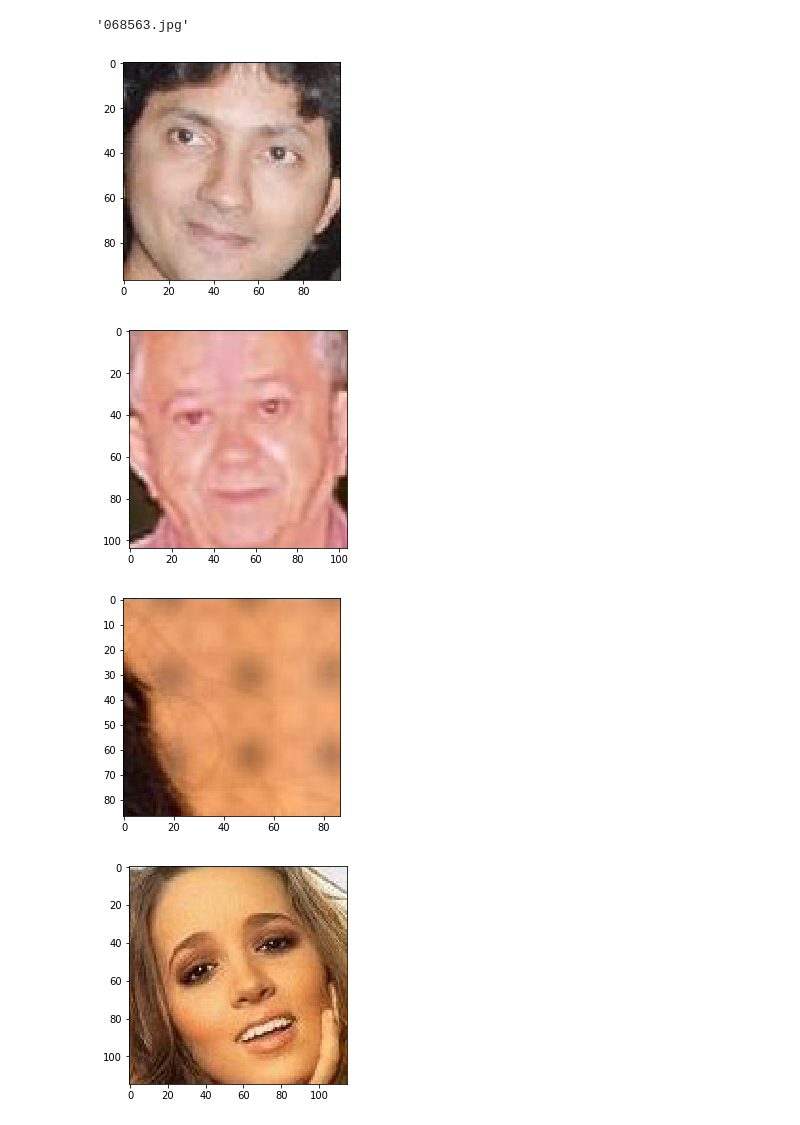
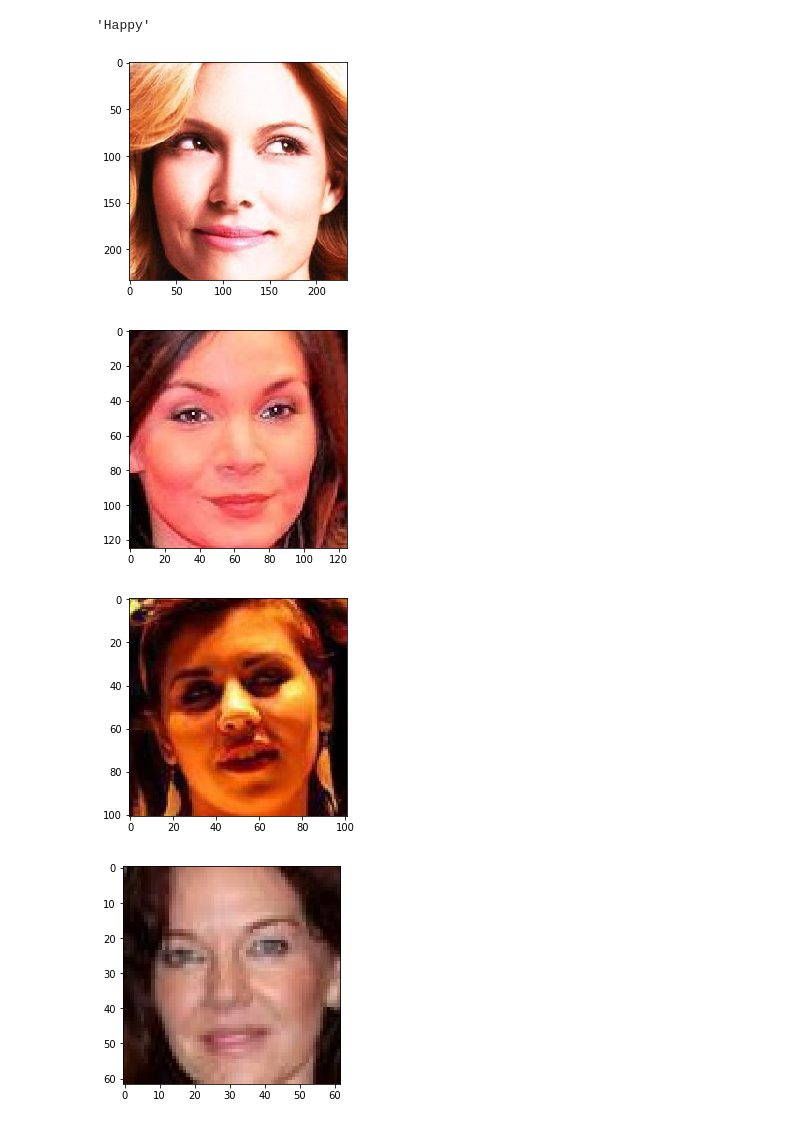
Before and after one commit to denislina/sad-russians, a Jupyter notebook: py_train/nb/emotion_recognition.ipynb, the cells around one changed output. Saved outputs shown, nothing was run; the diff lists cells and outputs as text; code cells hidden in the pictures.

```diff
--- a/py_train/nb/emotion_recognition.ipynb
+++ b/py_train/nb/emotion_recognition.ipynb
@@ -78,11 +77,17 @@ train_A train_B
 # %%
-PATH = '../../data_philita/'
+PATH = '../datasets/crop/'
 POS = PATH + 'train_A'
 NEG = PATH + 'train_B'
+# %%
+fit_pred(path='{}/{}'.format(path, im), save_model=True)
+# %% [output]
+'Happy'
 # %%
 # def check_emotion(path):
 res = {}
 path = POS
-for im in tqdm(os.listdir(path)[:1000]):
+for im in tqdm(os.listdir(path)):
     res[im] = fit_pred(path='{}/{}'.format(path, im))
     clear_output()
+
+Counter(res.values())
@@ -91,25 +94,23 @@ Counter(res.keys())
-# %%
-im
-# %% [output]
-'068563.jpg'
 # %%
 # def check_emotion(path):
-res = []
+res = {}
 path = NEG
 false_pos = []
-for im in tqdm(os.listdir(path)[:1000]):
+for im in tqdm(os.listdir(path)):
     ans = fit_pred(path='{}/{}'.format(path, im))
-    res.append(ans)
+    res[im] = ans
     if ans == 'Happy':
         false_pos.append(im)
     clear_output()
+
+Counter(res.values())
 # %%
-for im in false_pos[:10]:
+for im in false_pos:
     img = plt.imread('{}/{}'.format(path, im))
     plt.imshow(img)
     plt.show()
 # %% [output]
-[figure, old version]
+[figure, new version]
-[figure, old version]
+[figure, new version]
-[figure, old version]
+[figure, new version]
-[figure, old version]
+[figure, new version]
```
Also changed, not shown: parts of 15 cells of this notebook, 7 other files.
